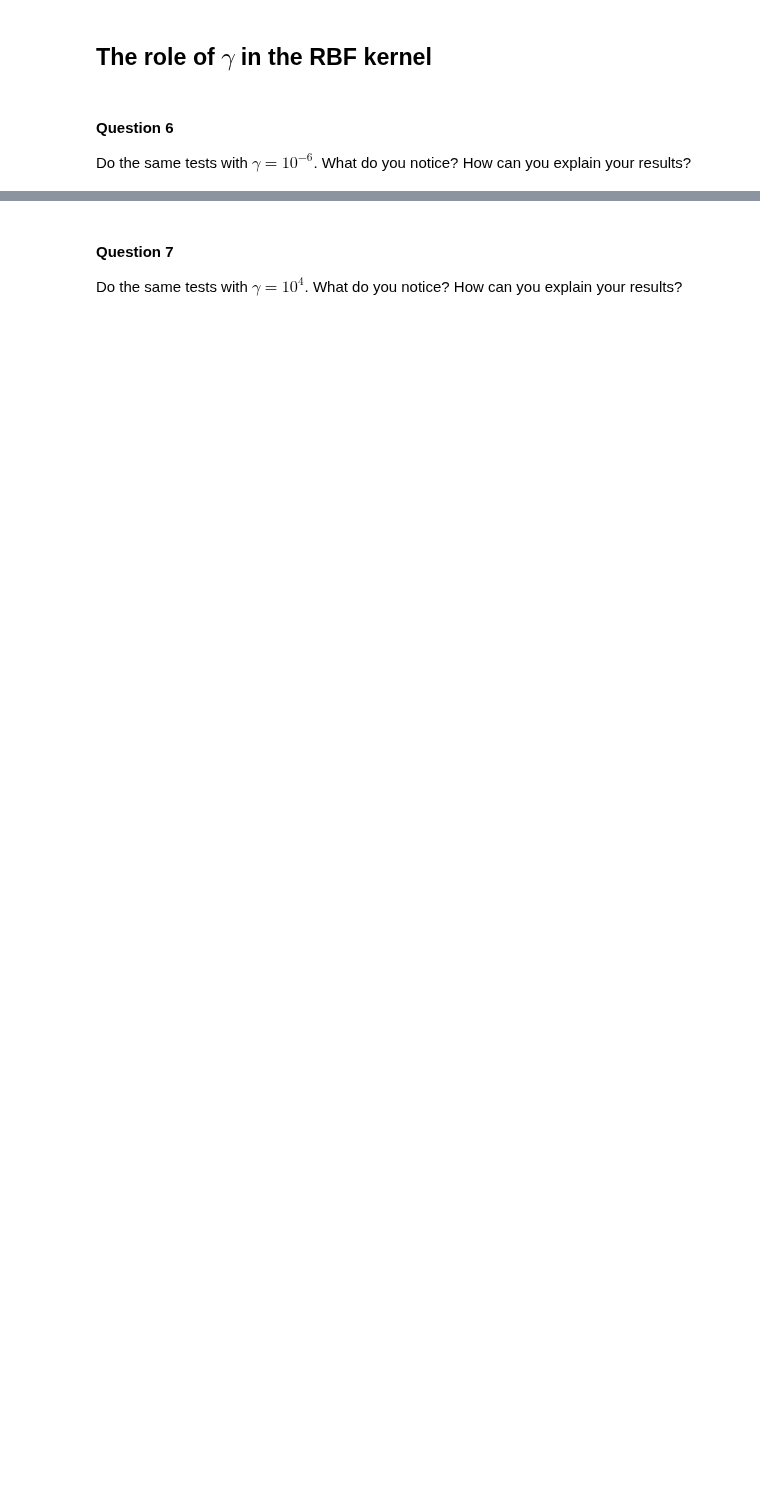
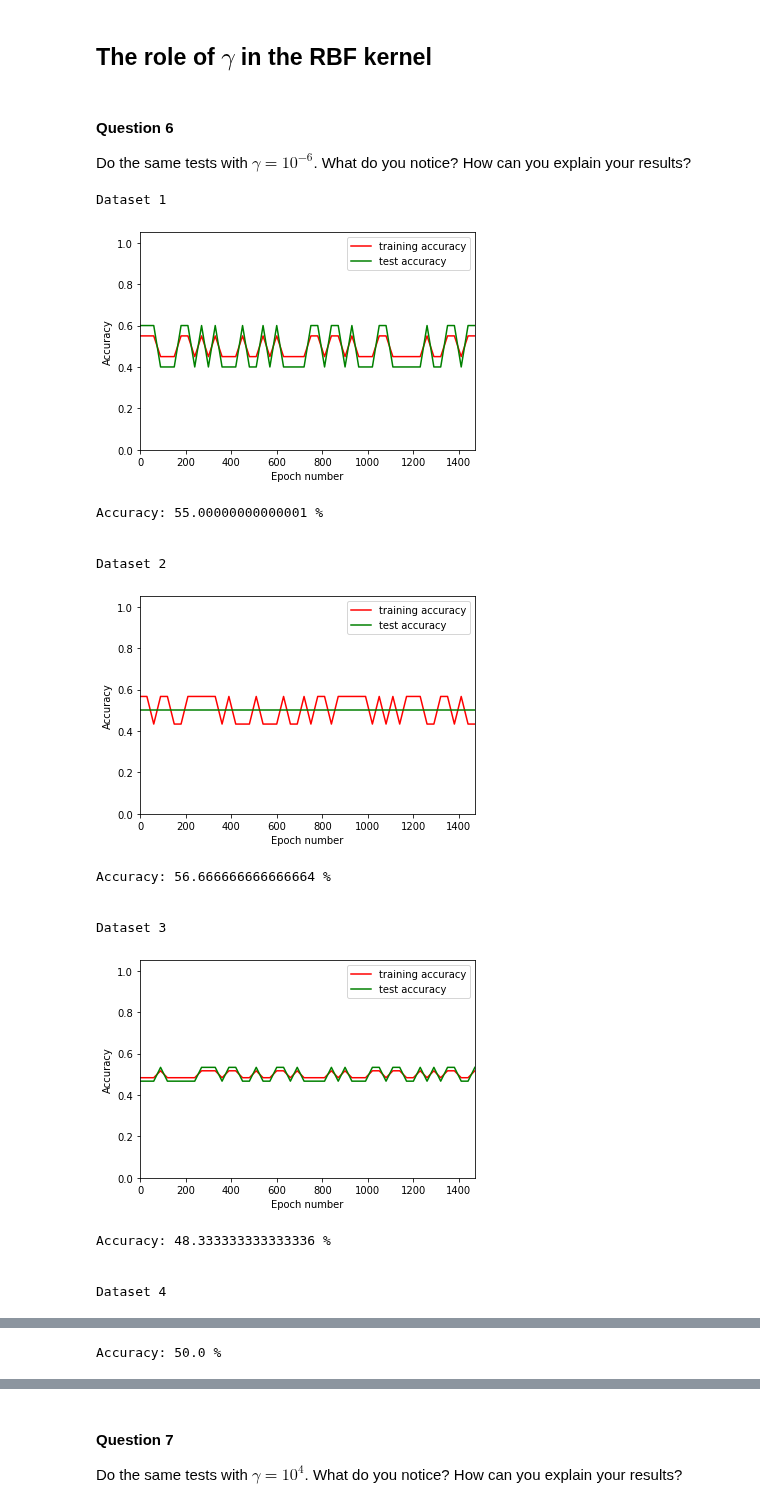
Before and after one commit to mspronesti/eurecom-machine-learning, a Jupyter notebook: labs/lab3/lab3_svm.ipynb, the cells around one changed output, grey strips where cells are left out. Cells and saved outputs as stored; diff of their text form; code cells hidden in the pictures; blank space fills up the shorter version.

```diff
--- a/labs/lab3/lab3_svm.ipynb
+++ b/labs/lab3/lab3_svm.ipynb
@@ -258,36 +259,54 @@ Complete the following implementation of the FeaturesMap class.
 # %%
 import numpy as np
 from utils import Dataset
-from math import cos, pi
+from math import pi
 import random
 
 class FeaturesMap:
 
     def __init__(self, D, d, gamma):
-        '''
+        """
         INPUT:
         - d : old dimensions
         - D : new dimensions
         - gamma : softness/hardness parameter
-        '''
+        """
         mean = np.zeros(d)
-        cov = 2*d*gamma*np.eye(d)
+        cov = 2 * d * gamma * np.eye(d)
         self.D = D
         self.w = np.array([np.random.multivariate_normal(mean, cov) for _ in range(D)])
-        self.b = np.array([random.random()*2*pi for _ in range(D)])
+        self.b = np.array([random.random() * 2 * pi for _ in range(D)])
 
     def __call__(self, dataset):
         outputs = dataset.output
         S_prime = [] # S'
-        S=dataset.input
+        S = dataset.input
+
+        """
+        # compact version
+        S_prime = [
+            [
+               np.sqrt(2 / D) * np.cos(np.dot(self.w[i], x) + self.b[i])
+                for i in range(D)
+            ]
+            for x in S
+        ]
+        """
+
+        # extended version (as in the pseudocode)
         for x in S:
             # compute z and append the values to S_prime keeping it as a list if you want
 
             ########## YOUR CODE HERE #################
-
+            # computing Z according to the definition
+            z = np.asarray([
+                np.cos(np.dot(self.w[i], x) + self.b[i])
+                for i in range(self.D)
+            ])
+            z *= np.sqrt(2 / self.D)
+            S_prime.append(z)
 
             ########## END OF YOUR CODE HERE ##########
-
         new_data = Dataset(input_size=self.D, length=dataset.len)
         new_data.input = np.array(S_prime)
         new_data.output = outputs
@@ -344,3 +390,23 @@ if print_solutions==True :
 # %% [markdown]
 <h4>Question 6</h4>
 Do the same tests with $\gamma = 10^{-6}$. What do you notice? How can you explain your results?
+# %%
+gamma = 1e-6
+test_svm(gamma)
+# %% [output]
+Dataset 1
+[figure, added]
+Accuracy: 55.00000000000001 %
+
+
+Dataset 2
+[figure, added]
+Accuracy: 56.666666666666664 %
+
+
+Dataset 3
+[figure, added]
+Accuracy: 48.333333333333336 %
+
+
+Dataset 4
@@ -346,0 +414 @@ Do the same tests with $\gamma = 10^{-6}$. What do you notice? How can you expla
+Accuracy: 50.0 %
```
Also changed, not shown: parts of 11 cells of this notebook.
